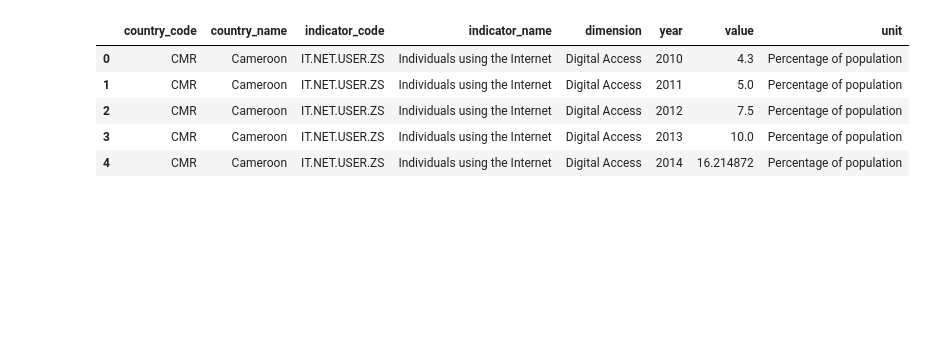
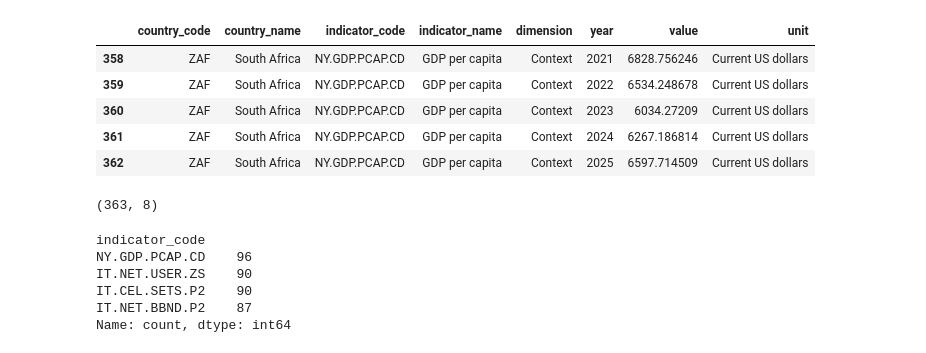
Before and after one commit to nevilleajim/digital_transformation_monitoring_system, a Jupyter notebook: notebooks/03_data_analysis.ipynb, the cells around one changed output. Cells and saved outputs as stored; diff of their text form; code cells hidden in the pictures; blank space fills up the shorter version.

```diff
--- a/notebooks/03_data_analysis.ipynb
+++ b/notebooks/03_data_analysis.ipynb
@@ -19,18 +20,31 @@ INDICATORS = [
 # %%
 all_data = []
 
 for indicator in INDICATORS:
 
     indicator_data = get_indicator_data(indicator)
     all_data.append(indicator_data)
 
 df = pd.concat(all_data, ignore_index=True)
 
-df.head()
+df.tail()
 # %% [output]
 |  | country_code | country_name | indicator_code | indicator_name | dimension | year | value | unit |
-| 0 | CMR | Cameroon | IT.NET.USER.ZS | Individuals using the Internet | Digital Access | 2010 | 4.3 | Percentage of population |
-| 1 | CMR | Cameroon | IT.NET.USER.ZS | Individuals using the Internet | Digital Access | 2011 | 5.0 | Percentage of population |
-| 2 | CMR | Cameroon | IT.NET.USER.ZS | Individuals using the Internet | Digital Access | 2012 | 7.5 | Percentage of population |
-| 3 | CMR | Cameroon | IT.NET.USER.ZS | Individuals using the Internet | Digital Access | 2013 | 10.0 | Percentage of population |
-| 4 | CMR | Cameroon | IT.NET.USER.ZS | Individuals using the Internet | Digital Access | 2014 | 16.214872 | Percentage of population |
+| 358 | ZAF | South Africa | NY.GDP.PCAP.CD | GDP per capita | Context | 2021 | 6828.756246 | Current US dollars |
+| 359 | ZAF | South Africa | NY.GDP.PCAP.CD | GDP per capita | Context | 2022 | 6534.248678 | Current US dollars |
+| 360 | ZAF | South Africa | NY.GDP.PCAP.CD | GDP per capita | Context | 2023 | 6034.27209 | Current US dollars |
+| 361 | ZAF | South Africa | NY.GDP.PCAP.CD | GDP per capita | Context | 2024 | 6267.186814 | Current US dollars |
+| 362 | ZAF | South Africa | NY.GDP.PCAP.CD | GDP per capita | Context | 2025 | 6597.714509 | Current US dollars |
+# %%
+df.shape
+# %% [output]
+(363, 8)
+# %%
+df["indicator_code"].value_counts()
+# %% [output]
+indicator_code
+NY.GDP.PCAP.CD    96
+IT.NET.USER.ZS    90
+IT.CEL.SETS.P2    90
+IT.NET.BBND.P2    87
+Name: count, dtype: int64
```
Also changed, not shown: parts of 24 cells of this notebook, 2 other files.
